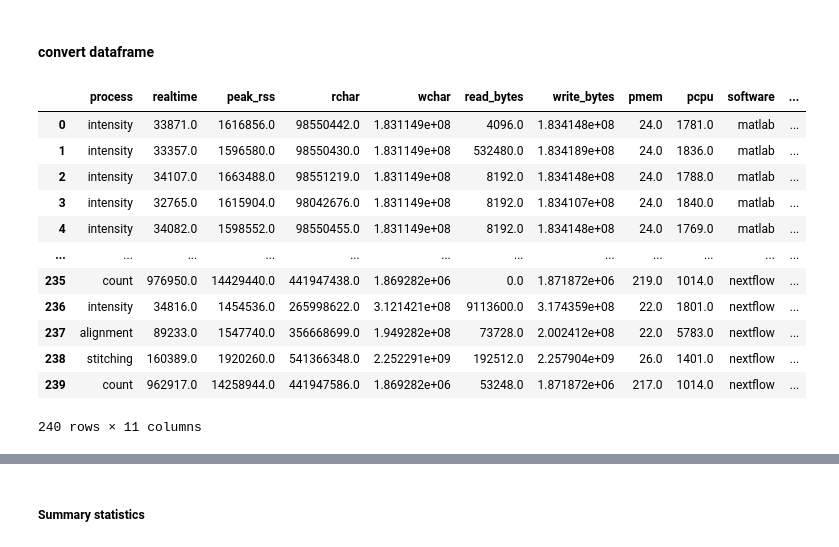
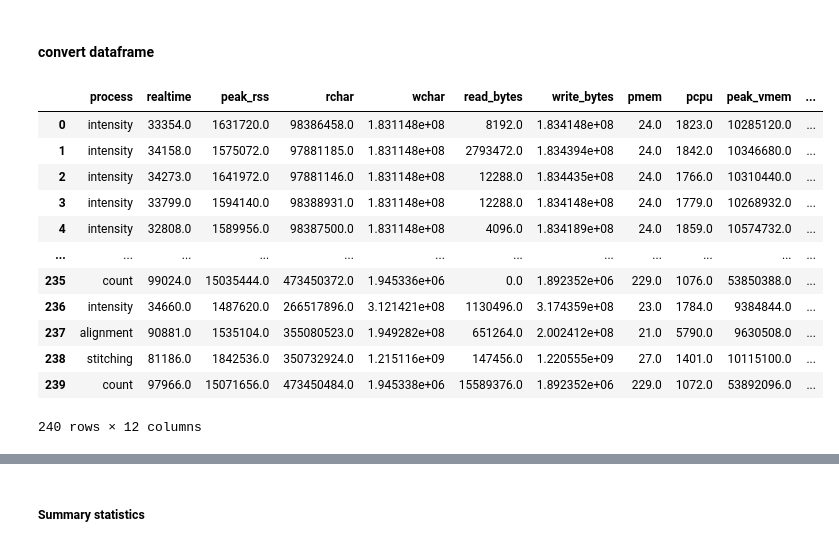
Before and after one commit to CaroAMN/rescue_orphan_code_results, a Jupyter notebook: resource_usage/scaling_results.ipynb, the cells around one changed output, grey strips where cells are left out. Cells and saved outputs as stored; diff of their text form; code cells hidden in the pictures.

Commit message:
update with final benchmark results

```diff
--- a/resource_usage/scaling_results.ipynb
+++ b/resource_usage/scaling_results.ipynb
@@ -100,7 +109,7 @@ nextflow_count_pcpu_values = []
 
 #iterate over the list of strings for the index since they are 0 padded in the folder names
 for i in replicate_indices:
-    with open(f'matlab/replicate_{i}/process_intensity/matlab_trace.log', 'r') as f:
+    with open(f'{res_base_path}/matlab/replicate_{i}/process_intensity/matlab_trace.log', 'r') as f:
         for line in f:
             if 'realtime' in line:
                 realtime_value = float(line.split('realtime=')[1].strip())
@@ -126,7 +135,10 @@ for i in replicate_indices:
             if '%cpu' in line:
                 cpu_value = float(line.split('%cpu=')[1].strip())
                 matlab_intensity_pcpu_values.append(cpu_value)
-    with open(f'matlab/replicate_{i}/process_align/matlab_trace.log', 'r') as f:
+            if 'peak_vmem' in line:
+                peak_vmem_value = float(line.split('peak_vmem=')[1].strip())
+                matlab_intensity_peak_vmem_values.append(peak_vmem_value)
+    with open(f'{res_base_path}/matlab/replicate_{i}/process_align/matlab_trace.log', 'r') as f:
         for line in f:
             if 'realtime' in line:
                 realtime_value = float(line.split('realtime=')[1].strip())
@@ -152,7 +164,10 @@ for i in replicate_indices:
             if '%cpu' in line:
                 cpu_value = float(line.split('%cpu=')[1].strip())
                 matlab_alignment_pcpu_values.append(cpu_value)
-    with open(f'matlab/replicate_{i}/process_stitch/matlab_trace.log', 'r') as f:
+            if 'peak_vmem' in line:
+                peak_vmem_value = float(line.split('peak_vmem=')[1].strip())
+                matlab_alignment_peak_vmem_values.append(peak_vmem_value)
+    with open(f'{res_base_path}/matlab/replicate_{i}/process_stitch/matlab_trace.log', 'r') as f:
         for line in f:
             if 'realtime' in line:
                 realtime_value = float(line.split('realtime=')[1].strip())
@@ -178,7 +193,10 @@ for i in replicate_indices:
             if '%cpu' in line:
                 cpu_value = float(line.split('%cpu=')[1].strip())
                 matlab_stitching_pcpu_values.append(cpu_value)
-    with open(f'matlab/replicate_{i}/process_count/matlab_trace.log', 'r') as f:
+            if 'peak_vmem' in line:
+                peak_vmem_value = float(line.split('peak_vmem=')[1].strip())
+                matlab_stitching_peak_vmem_values.append(peak_vmem_value)
+    with open(f'{res_base_path}/matlab/replicate_{i}/process_count/matlab_trace.log', 'r') as f:
         for line in f:
             if 'realtime' in line:
                 realtime_value = float(line.split('realtime=')[1].strip())
@@ -204,6 +222,9 @@ for i in replicate_indices:
             if '%cpu' in line:
                 cpu_value = float(line.split('%cpu=')[1].strip())
                 matlab_count_pcpu_values.append(cpu_value)
+            if 'peak_vmem' in line:
+                peak_vmem_value = float(line.split('peak_vmem=')[1].strip())
+                matlab_count_peak_vmem_values.append(peak_vmem_value)
 # %%
 # from the value arrays create a pandas datafram with the following columns:
 # process; realtime; peak_rss; software
@@ -274,7 +299,7 @@ matlab_df
 nextflow_id_df = pd.DataFrame(columns=['replicate','process', 'hash/id'])
 # fill the df with the values from the files by iterating over the replicates and processes
 for i in replicate_indices:
-    file_pattern = f'nextflow/replicate_{i}/pipeline_info/execution_trace_*.txt'
+    file_pattern = f'{res_base_path}/nextflow/replicate_{i}/pipeline_info/execution_trace_*.txt'
     file_list = glob.glob(file_pattern)
     if file_list:
         df = pd.read_csv(file_list[0], sep='\t')
@@ -304,6 +329,7 @@ nextflow_id_df['read_bytes'] = np.nan
 nextflow_id_df['write_bytes'] = np.nan
 nextflow_id_df['pmem'] = np.nan
 nextflow_id_df['pcpu'] = np.nan
+nextflow_id_df['peak_vmem'] = np.nan
 # %%
 # now iterating over the  rows in the dataframe, getting into the work dir and from the hash in the dataframe into the right sub dir to finde there the trace file and add real time and peak rss to the dataframe for the specific hash
 for index, row in nextflow_id_df.iterrows():
@@ -312,7 +338,7 @@ for index, row in nextflow_id_df.iterrows():
     hash_id = row['hash/id']
 
     # Construct the path to the trace file with glob pattern to find the trace file in the right subdir
-    trace_file_pattern = f'nextflow/replicate_{replicate}/work/{hash_id}*/.command.trace'
+    trace_file_pattern = f'{res_base_path}/nextflow/replicate_{replicate}/work/{hash_id}*/.command.trace'
     trace_file_path = glob.glob(trace_file_pattern)
     if trace_file_path:
         with open(trace_file_path[0], 'r') as f:
@@ -342,6 +368,9 @@ for index, row in nextflow_id_df.iterrows():
                 if '%cpu' in line:
                     cpu_value = float(line.split('%cpu=')[1].strip())
                     nextflow_id_df.at[index, 'pcpu'] = cpu_value
+                if 'peak_vmem' in line:
+                    peak_vmem_value = float(line.split('peak_vmem=')[1].strip())
+                    nextflow_id_df.at[index, 'peak_vmem'] = peak_vmem_value
 # %%
 nextflow_id_df
 # %% [output]
@@ -403,22 +428,22 @@ combined_df
 # %%
 
 #read in the saved combinde dataframe from csv .
-raw_benchmark_df = pd.read_csv('/mnt/ssd/performance_benchmark/benchmark_results.csv')
+raw_benchmark_df = pd.read_csv(f'{res_base_path}/benchmark-correct_results.csv')
 raw_benchmark_df
 # %% [output]
-|  | process | realtime | peak_rss | rchar | wchar | read_bytes | write_bytes | pmem | pcpu | software | ... |
-| 0 | intensity | 33871.0 | 1616856.0 | 98550442.0 | 1.831149e+08 | 4096.0 | 1.834148e+08 | 24.0 | 1781.0 | matlab | ... |
-| 1 | intensity | 33357.0 | 1596580.0 | 98550430.0 | 1.831149e+08 | 532480.0 | 1.834189e+08 | 24.0 | 1836.0 | matlab | ... |
-| 2 | intensity | 34107.0 | 1663488.0 | 98551219.0 | 1.831149e+08 | 8192.0 | 1.834148e+08 | 24.0 | 1788.0 | matlab | ... |
-| 3 | intensity | 32765.0 | 1615904.0 | 98042676.0 | 1.831149e+08 | 8192.0 | 1.834107e+08 | 24.0 | 1840.0 | matlab | ... |
-| 4 | intensity | 34082.0 | 1598552.0 | 98550455.0 | 1.831149e+08 | 8192.0 | 1.834148e+08 | 24.0 | 1769.0 | matlab | ... |
+|  | process | realtime | peak_rss | rchar | wchar | read_bytes | write_bytes | pmem | pcpu | peak_vmem | ... |
+| 0 | intensity | 33354.0 | 1631720.0 | 98386458.0 | 1.831148e+08 | 8192.0 | 1.834148e+08 | 24.0 | 1823.0 | 10285120.0 | ... |
+| 1 | intensity | 34158.0 | 1575072.0 | 97881185.0 | 1.831148e+08 | 2793472.0 | 1.834394e+08 | 24.0 | 1842.0 | 10346680.0 | ... |
+| 2 | intensity | 34273.0 | 1641972.0 | 97881146.0 | 1.831148e+08 | 12288.0 | 1.834435e+08 | 24.0 | 1766.0 | 10310440.0 | ... |
+| 3 | intensity | 33799.0 | 1594140.0 | 98388931.0 | 1.831148e+08 | 12288.0 | 1.834148e+08 | 24.0 | 1779.0 | 10268932.0 | ... |
+| 4 | intensity | 32808.0 | 1589956.0 | 98387500.0 | 1.831148e+08 | 4096.0 | 1.834189e+08 | 24.0 | 1859.0 | 10574732.0 | ... |
 | ... | ... | ... | ... | ... | ... | ... | ... | ... | ... | ... | ... |
-| 235 | count | 976950.0 | 14429440.0 | 441947438.0 | 1.869282e+06 | 0.0 | 1.871872e+06 | 219.0 | 1014.0 | nextflow | ... |
-| 236 | intensity | 34816.0 | 1454536.0 | 265998622.0 | 3.121421e+08 | 9113600.0 | 3.174359e+08 | 22.0 | 1801.0 | nextflow | ... |
-| 237 | alignment | 89233.0 | 1547740.0 | 356668699.0 | 1.949282e+08 | 73728.0 | 2.002412e+08 | 22.0 | 5783.0 | nextflow | ... |
-| 238 | stitching | 160389.0 | 1920260.0 | 541366348.0 | 2.252291e+09 | 192512.0 | 2.257904e+09 | 26.0 | 1401.0 | nextflow | ... |
-| 239 | count | 962917.0 | 14258944.0 | 441947586.0 | 1.869282e+06 | 53248.0 | 1.871872e+06 | 217.0 | 1014.0 | nextflow | ... |
+| 235 | count | 99024.0 | 15035444.0 | 473450372.0 | 1.945336e+06 | 0.0 | 1.892352e+06 | 229.0 | 1076.0 | 53850388.0 | ... |
+| 236 | intensity | 34660.0 | 1487620.0 | 266517896.0 | 3.121421e+08 | 1130496.0 | 3.174359e+08 | 23.0 | 1784.0 | 9384844.0 | ... |
+| 237 | alignment | 90881.0 | 1535104.0 | 355080523.0 | 1.949282e+08 | 651264.0 | 2.002412e+08 | 21.0 | 5790.0 | 9630508.0 | ... |
+| 238 | stitching | 81186.0 | 1842536.0 | 350732924.0 | 1.215116e+09 | 147456.0 | 1.220555e+09 | 27.0 | 1401.0 | 10115100.0 | ... |
+| 239 | count | 97966.0 | 15071656.0 | 473450484.0 | 1.945338e+06 | 15589376.0 | 1.892352e+06 | 229.0 | 1072.0 | 53892096.0 | ... |
-240 rows × 11 columns
+240 rows × 12 columns
 # %%
 # convert realtime from miliseconds to seconds and peak_rss from bytes to gb
 benchmark_df = raw_benchmark_df.copy()
```
Also changed, not shown: parts of 21 cells of this notebook, 6 other files.
